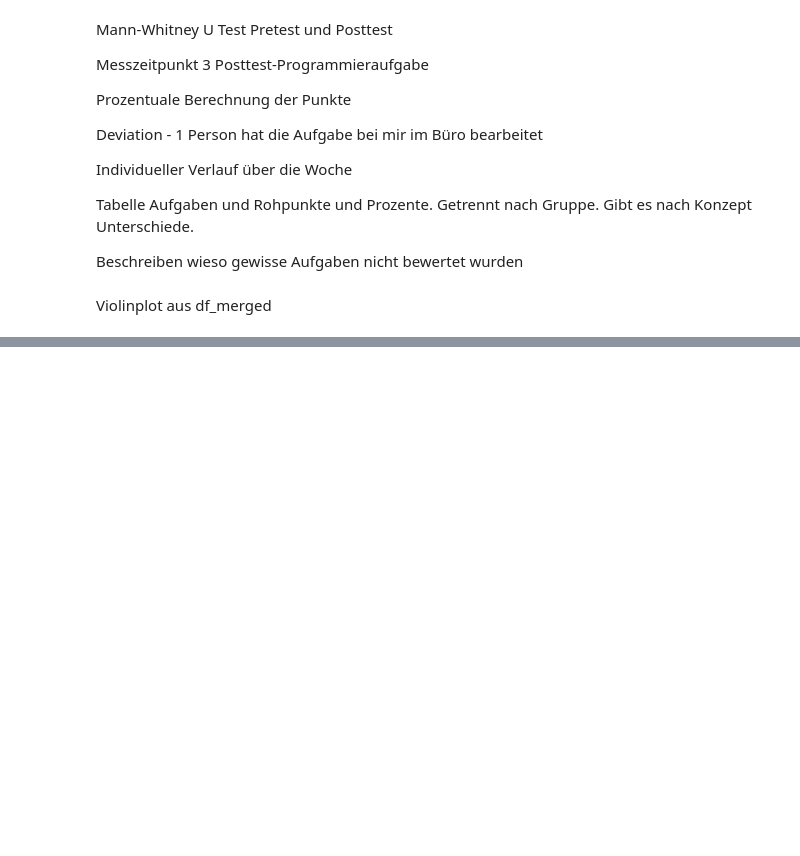
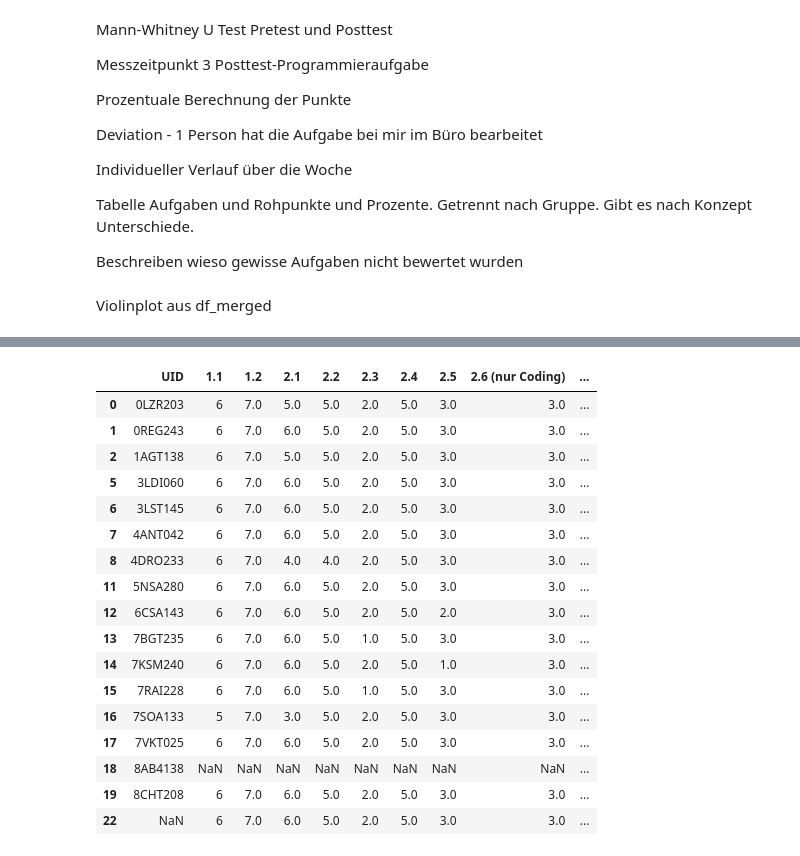
Before and after one commit to gord6/Tapping-into-the-Natural-Language-System-Using-Artificial-Languages-when-Learning-Programming, a Jupyter notebook: descriptive_statistics.ipynb, the cells around one changed output, grey strips where cells are left out. Cells and saved outputs as stored; diff of their text form; code cells hidden in the pictures; blank space fills up the shorter version.

```diff
--- a/descriptive_statistics.ipynb
+++ b/descriptive_statistics.ipynb
@@ -349,0 +470,82 @@ df_tasks
+# %%
+import numpy as np
+
+df_tasks = pd.read_excel(xls, "Übungsaufgaben")
+
+#delete rows in df_tasks where more than 10 times are nan
+df_tasks = df_tasks.dropna(thresh=10)
+
+#df_tasks drop last two rows
+df_tasks = df_tasks.drop(df_tasks.index[[-2]])
+
+#df tasks drop last column
+df_tasks = df_tasks.drop(df_tasks.columns[-1], axis=1)
+
+display(df_tasks)
+
+#df tasks drop column total
+#df_tasks = df_tasks.drop(df_tasks.columns[-1], axis= 1)
+
+
+#df task remove column '3.3'
+df_tasks = df_tasks.drop(['3.3', '6.3', '7.2'], axis= 1)
+
+#calculate total points per row and add to df_tasks starting from 2nd column
+#calculate total points per row and add to df_tasks
+df_tasks['Total'] = df_tasks.iloc[:, 1:].sum(axis=1)
+
+display(df_tasks["Total"])
+
+tasks = df_tasks.iloc[-1]
+
+#change column 1.1 to floats
+df_tasks['1.1'] = df_tasks['1.1'].astype(float)
+
+#add empty column Percentage at end
+df_tasks["Percentage"] = ""
+
+max_points = []
+for index, row in df_tasks.iterrows():
+    nan_list = row[row.isnull()].index.tolist()
+
+    if nan_list:
+        total = 0
+        for element in nan_list:
+
+            if element in tasks.index:
+                #if element is in tasks.index, get the value of the element
+                #print(tasks[element])
+                total += tasks[element]
+        print(total)
+
+        #remove at index in df_tasks from column total the total
+        max = 155 - total
+        df_tasks.at[index, 'Percentage'] = df_tasks.at[index, 'Total'] / max * 100
+    else:
+        df_tasks.at[index, 'Percentage'] = df_tasks.at[index, 'Total'] / 155 * 100
+
+#print(max_points)
+
+#calculate percentage of total points per row and add to df_tasks starting from 2nd column
+#df_tasks["Percentage"] = df_tasks["Total"] / 155 * 100
+
+display(df_tasks)
+# %% [output]
+|  | UID | 1.1 | 1.2 | 2.1 | 2.2 | 2.3 | 2.4 | 2.5 | 2.6 (nur Coding) | ... |
+| 0 | 0LZR203 | 6 | 7.0 | 5.0 | 5.0 | 2.0 | 5.0 | 3.0 | 3.0 | ... |
+| 1 | 0REG243 | 6 | 7.0 | 6.0 | 5.0 | 2.0 | 5.0 | 3.0 | 3.0 | ... |
+| 2 | 1AGT138 | 6 | 7.0 | 5.0 | 5.0 | 2.0 | 5.0 | 3.0 | 3.0 | ... |
+| 5 | 3LDI060 | 6 | 7.0 | 6.0 | 5.0 | 2.0 | 5.0 | 3.0 | 3.0 | ... |
+| 6 | 3LST145 | 6 | 7.0 | 6.0 | 5.0 | 2.0 | 5.0 | 3.0 | 3.0 | ... |
+| 7 | 4ANT042 | 6 | 7.0 | 6.0 | 5.0 | 2.0 | 5.0 | 3.0 | 3.0 | ... |
+| 8 | 4DRO233 | 6 | 7.0 | 4.0 | 4.0 | 2.0 | 5.0 | 3.0 | 3.0 | ... |
+| 11 | 5NSA280 | 6 | 7.0 | 6.0 | 5.0 | 2.0 | 5.0 | 3.0 | 3.0 | ... |
+| 12 | 6CSA143 | 6 | 7.0 | 6.0 | 5.0 | 2.0 | 5.0 | 2.0 | 3.0 | ... |
+| 13 | 7BGT235 | 6 | 7.0 | 6.0 | 5.0 | 1.0 | 5.0 | 3.0 | 3.0 | ... |
+| 14 | 7KSM240 | 6 | 7.0 | 6.0 | 5.0 | 2.0 | 5.0 | 1.0 | 3.0 | ... |
+| 15 | 7RAI228 | 6 | 7.0 | 6.0 | 5.0 | 1.0 | 5.0 | 3.0 | 3.0 | ... |
+| 16 | 7SOA133 | 5 | 7.0 | 3.0 | 5.0 | 2.0 | 5.0 | 3.0 | 3.0 | ... |
+| 17 | 7VKT025 | 6 | 7.0 | 6.0 | 5.0 | 2.0 | 5.0 | 3.0 | 3.0 | ... |
+| 18 | 8AB4138 | NaN | NaN | NaN | NaN | NaN | NaN | NaN | NaN | ... |
+| 19 | 8CHT208 | 6 | 7.0 | 6.0 | 5.0 | 2.0 | 5.0 | 3.0 | 3.0 | ... |
+| 22 | NaN | 6 | 7.0 | 6.0 | 5.0 | 2.0 | 5.0 | 3.0 | 3.0 | ... |
```
Also changed, not shown: parts of 37 cells of this notebook, 12 other files.
